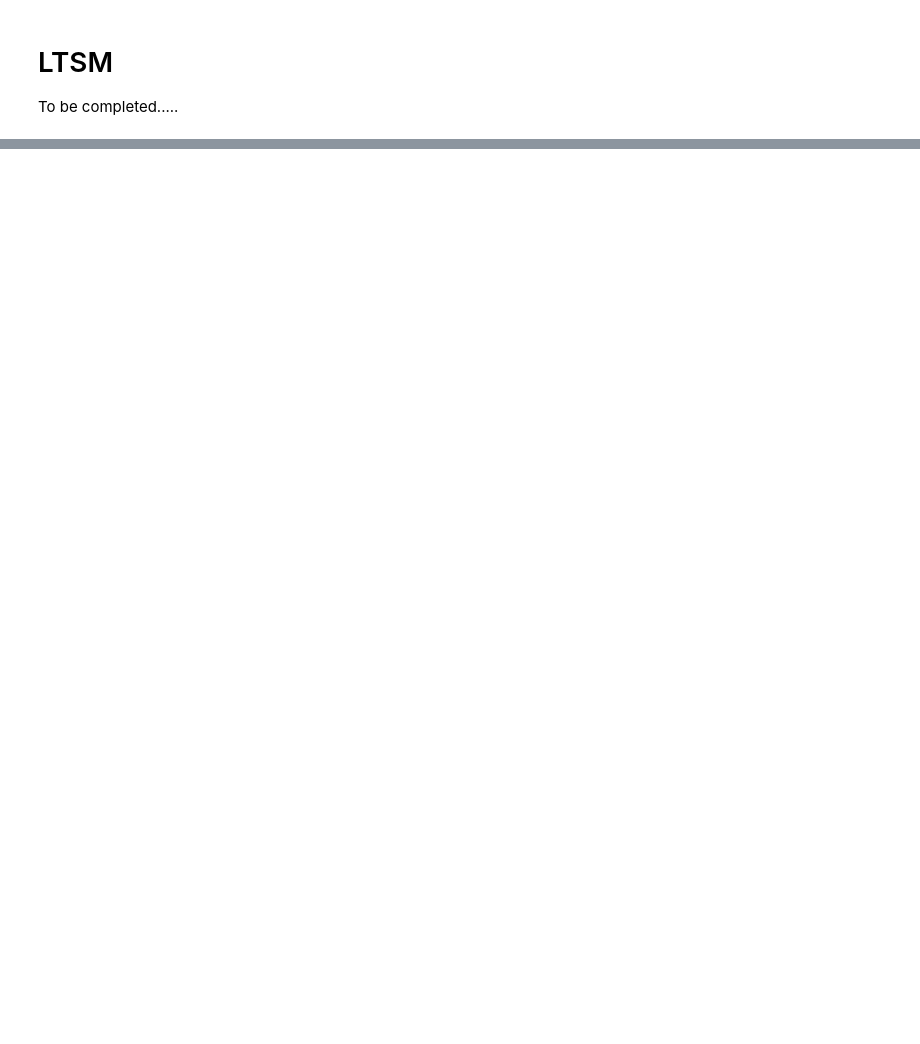
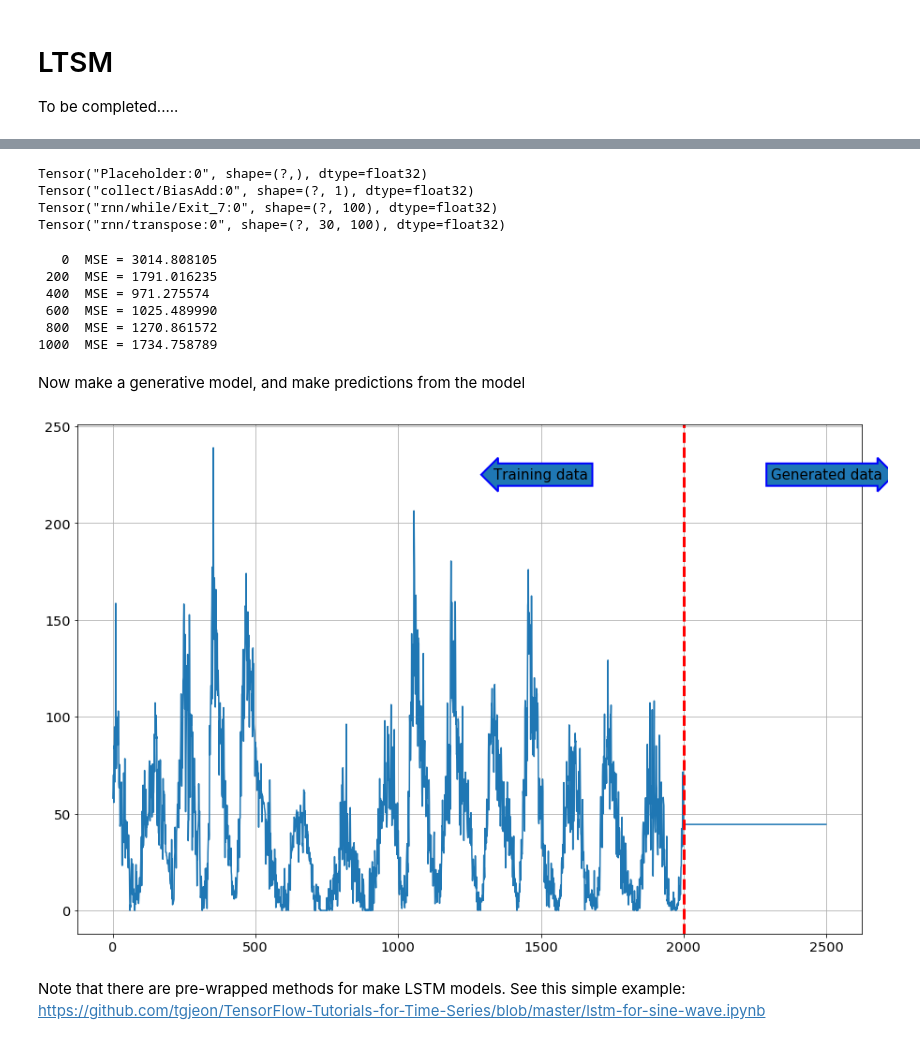
Before and after one commit to kiwidamien/sunspots, a Jupyter notebook: sunspot anomoly detection.ipynb, the cells around one changed output, grey strips where cells are left out. Saved outputs shown, nothing was run; the diff lists cells and outputs as text; code cells hidden in the pictures; blank space fills up the shorter version.

Commit message:
Added first pass at LSTM

```diff
--- a/sunspot anomoly detection.ipynb
+++ b/sunspot anomoly detection.ipynb
@@ -271,0 +273,68 @@ To be completed.....
+# %%
+print y
+print y_predict
+print top_layer_h_state
+print outputs
+# %% [output]
+Tensor("Placeholder:0", shape=(?,), dtype=float32)
+Tensor("collect/BiasAdd:0", shape=(?, 1), dtype=float32)
+Tensor("rnn/while/Exit_7:0", shape=(?, 100), dtype=float32)
+Tensor("rnn/transpose:0", shape=(?, 30, 100), dtype=float32)
+# %%
+n_iterations = 1001
+batch_size = 50
+
+with tf.Session() as sess:
+    init.run()
+    for iteration in range(n_iterations):
+        X_batch, y_batch = next_batch(batch_size, n_steps)
+        y_batch_last_element = y_batch[:,-1,:].reshape(-1)
+        sess.run(training_op, feed_dict = {X: X_batch, y: y_batch_last_element})
+        if iteration% 200 == 0:
+            mse = loss.eval(feed_dict = {X: X_batch, y: y_batch_last_element})
+            print "{:4d}  MSE = {:8.6f}".format(iteration, mse)
+
+    # Save the session for later
+    saver.save(sess, "./ltsm_time_series_model")
+# %% [output]
+   0  MSE = 3014.808105
+ 200  MSE = 1791.016235
+ 400  MSE = 971.275574
+ 600  MSE = 1025.489990
+ 800  MSE = 1270.861572
+1000  MSE = 1734.758789
+# %% [markdown]
+Now make a generative model, and make predictions from the model
+# %%
+with tf.Session() as sess:
+    saver.restore(sess, "./ltsm_time_series_model")
+    gen_sequence = sunspot_data['sunspots'][:n_train].values.tolist()
+    for iteration in range(500):
+        X_batch = np.array(gen_sequence[-n_steps:]).reshape(1, n_steps, 1)
+        y_pred = sess.run(y_predict, feed_dict = {X: X_batch})
+        gen_sequence.append(y_pred )
+# %%
+fig = plt.figure(figsize=(15,10))
+ax = fig.add_subplot(111)
+
+arrow_height = 225
+
+
+ax.plot(gen_sequence)
+ax.grid(True)
+right_bbox_props = dict(boxstyle="rarrow", ec="b", lw=2)
+left_bbox_props  = dict(boxstyle="larrow", ec="b", lw=2)
+t1 = ax.text(n_train + 500, arrow_height, "Generated data", ha="center", va="center", rotation=0,
+            size=15,
+            bbox=right_bbox_props)
+t2 = ax.text(n_train - 500, arrow_height, "Training data", ha="center", va="center", rotation=0,
+            size=15,
+            bbox=left_bbox_props)
+
+
+ax.axvline(x=n_train, color='r', linewidth = 3, linestyle='--');
+# %% [output]
+[figure, added]
+# %% [markdown]
+Note that there are pre-wrapped methods for make LSTM models. See this simple example:
+https://github.com/tgjeon/TensorFlow-Tutorials-for-Time-Series/blob/master/lstm-for-sine-wave.ipynb
```
Also changed, not shown: parts of 18 cells of this notebook.
